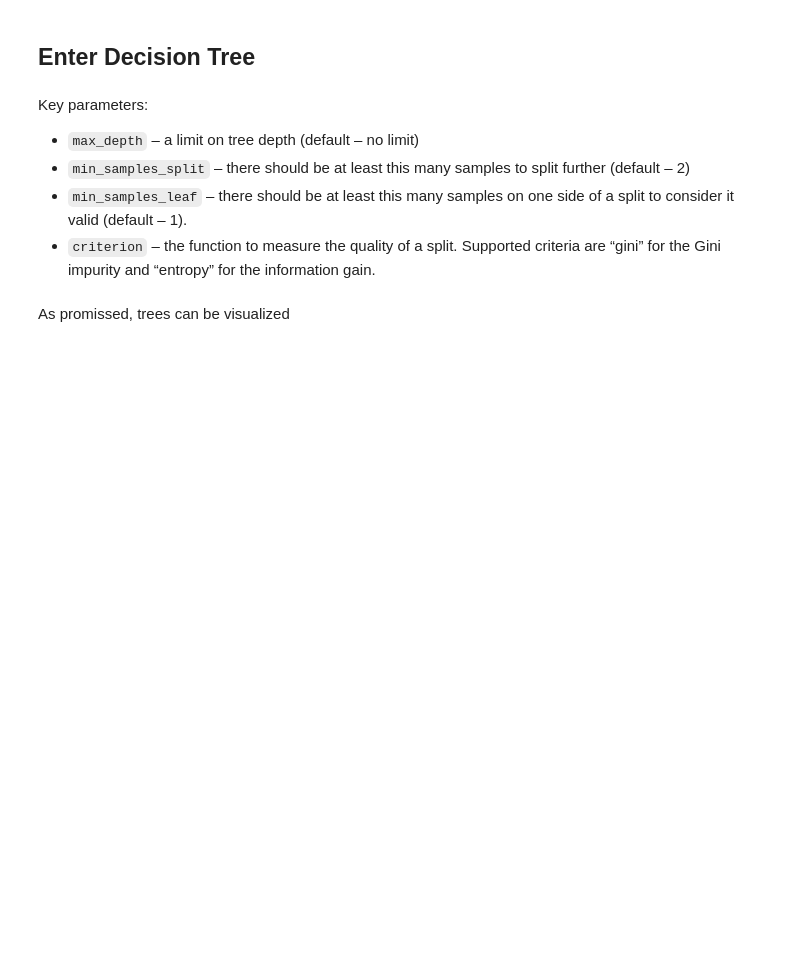
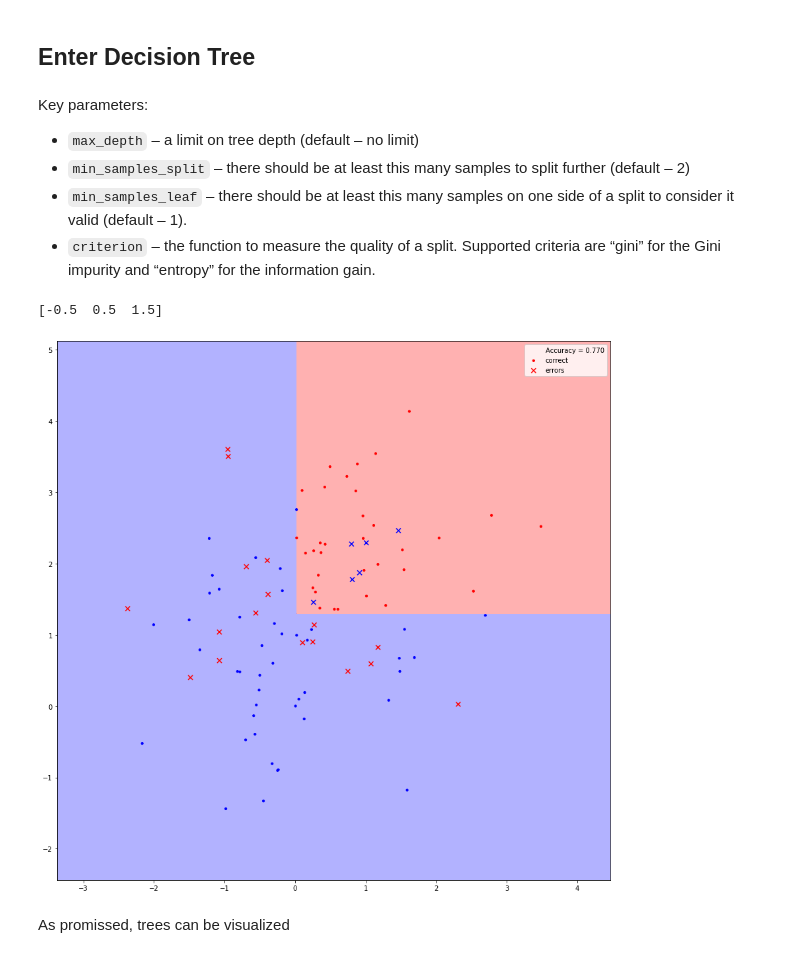
Before and after one commit to postolache/onboarding-ml, a Jupyter notebook: 03. Classification and Decision Trees/decision-trees.ipynb, the cells around one changed output. Cells and saved outputs as stored; diff of their text form; code cells hidden in the pictures; blank space fills up the shorter version.

Commit message:
Decision trees

```diff
--- a/03. Classification and Decision Trees/decision-trees.ipynb
+++ b/03. Classification and Decision Trees/decision-trees.ipynb
@@ -96,9 +101,12 @@ def plot_decision_surface(clf,
              label='Accuracy = {:.3f}'.format(accuracy_score(y, y_pred)))
     axes.legend(loc='best')
 # %%
-clf = DecisionTreeClassifier(min_samples_leaf=30).fit(X_toy, y_toy)
-fig, ax = plt.subplots(figsize=(5, 5))
+clf = DecisionTreeClassifier(min_samples_leaf=10).fit(X_toy, y_toy)
+fig, ax = plt.subplots(figsize=(15, 15))
 plot_decision_surface(clf, X_toy, y_toy, axes=ax)
+# %% [output]
+[-0.5  0.5  1.5]
+[figure, added]
 # %% [markdown]
 As promissed, trees can be visualized
 # %%
```
Also changed, not shown: parts of 7 cells of this notebook.
